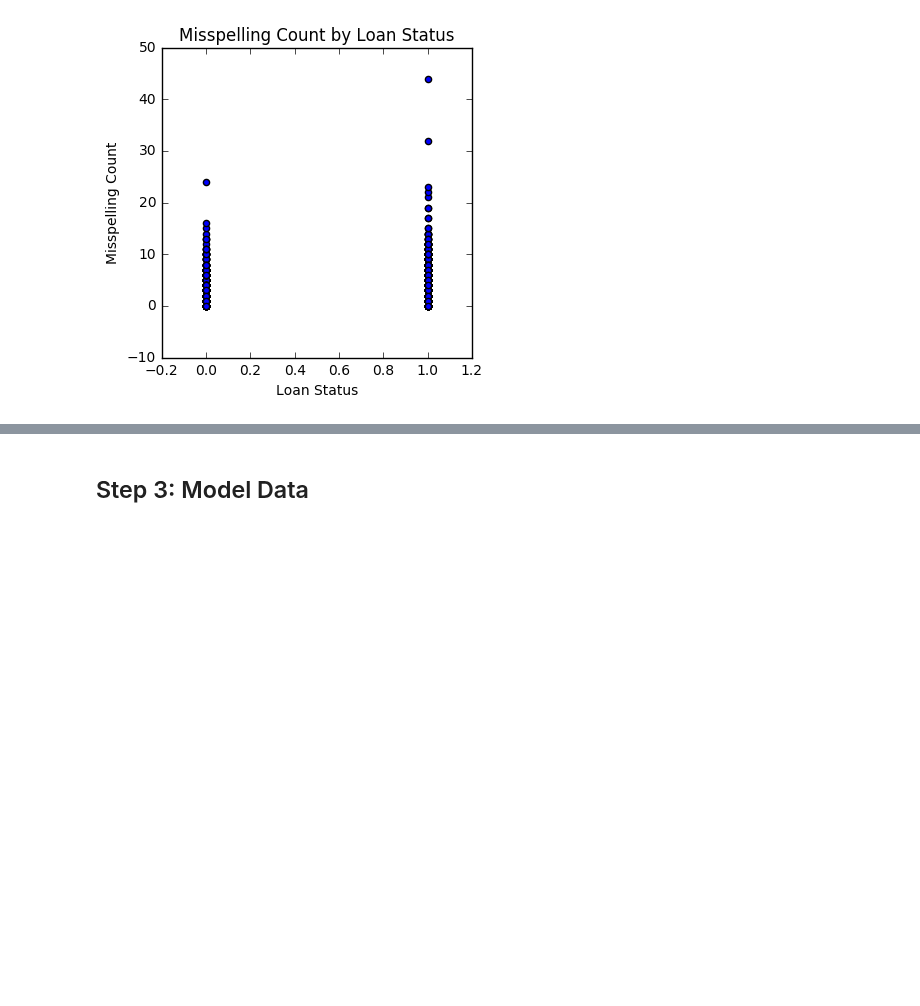
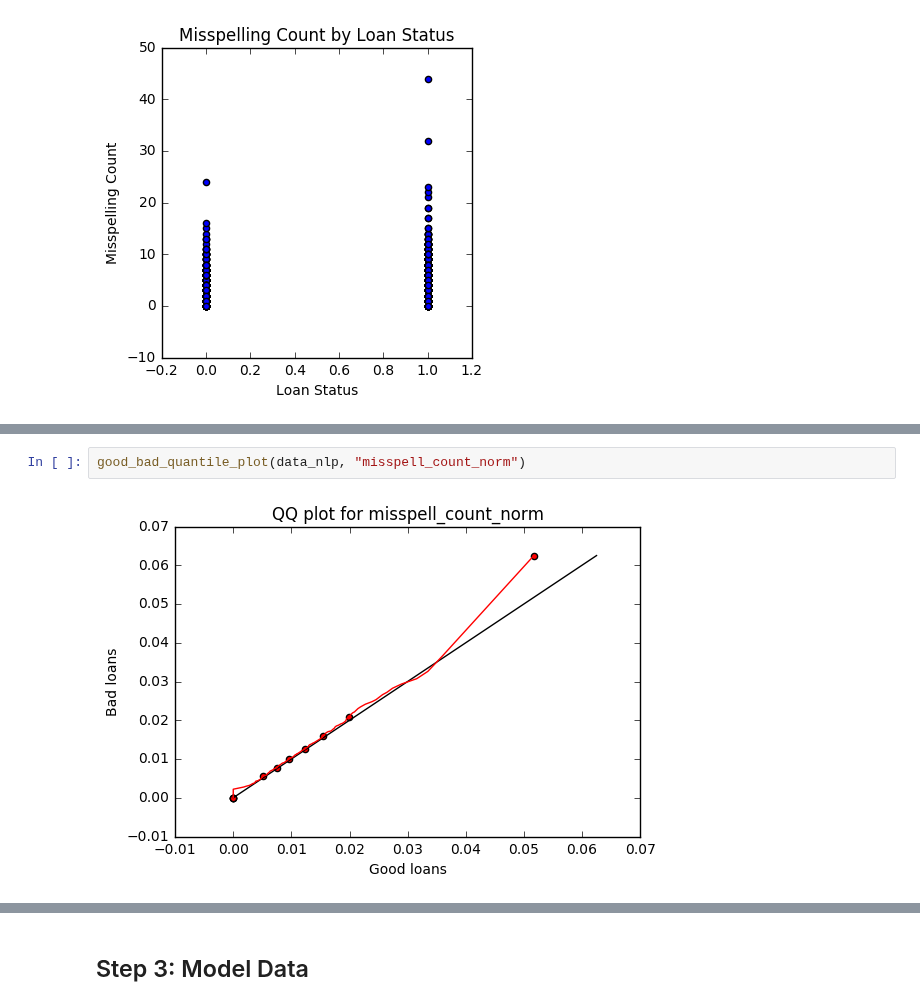
Before and after one commit to dmodjeska/cs109a, a Jupyter notebook: DKM_Project_WIP.ipynb, the cells around one changed output, grey strips where cells are left out. Drawn from its saved outputs; the diff is of its cells as text; blank space fills up the shorter version.

```diff
--- a/DKM_Project_WIP.ipynb
+++ b/DKM_Project_WIP.ipynb
@@ -637,0 +652,4 @@ plt.show()
+# %%
+good_bad_quantile_plot(data_nlp, "misspell_count_norm")
+# %% [output]
+[figure, added]
```
Also changed, not shown: parts of 5 cells of this notebook.
